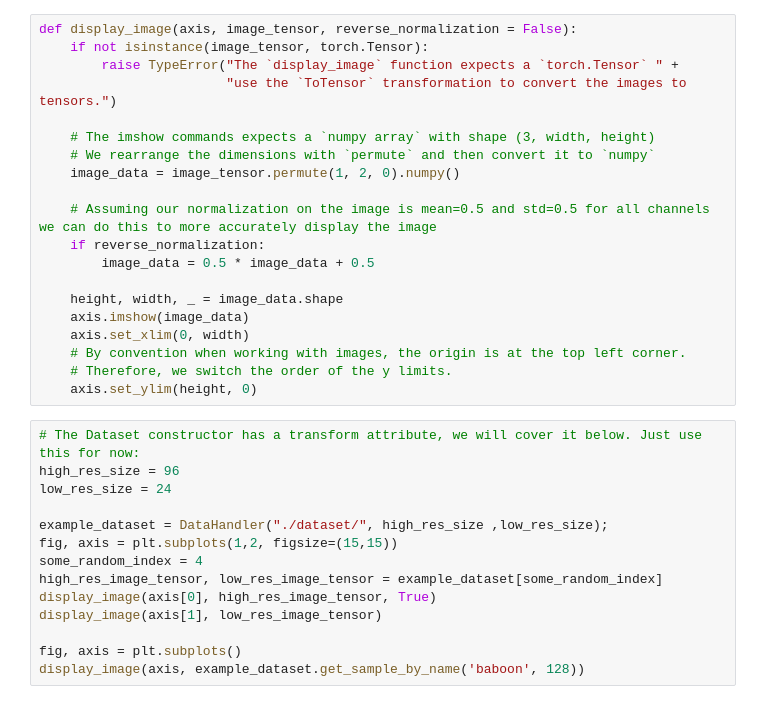
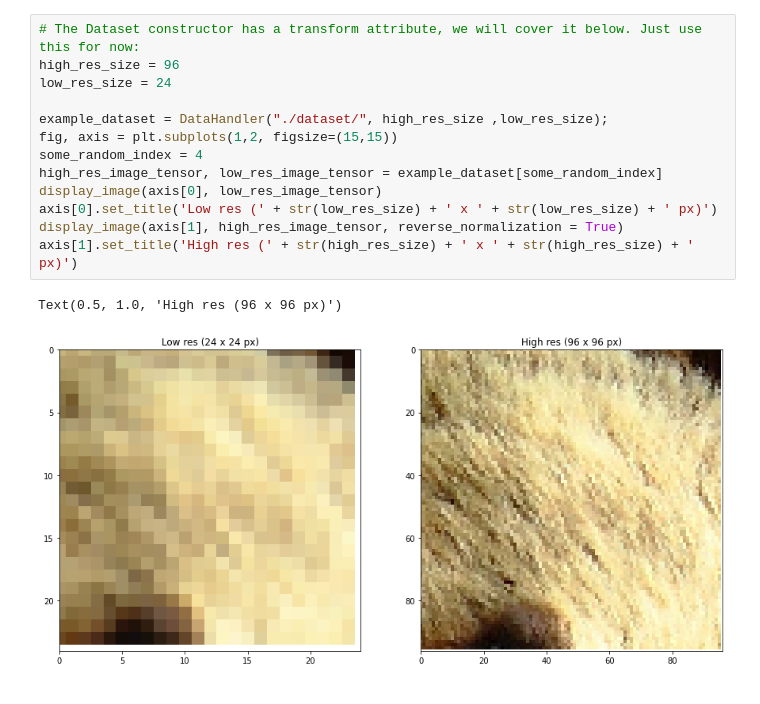
Before and after one commit to hueindahaus/srgan, a Jupyter notebook: main.ipynb, the cells around one changed output. Drawn from its saved outputs; the diff is of its cells as text.

```diff
--- a/main.ipynb
+++ b/main.ipynb
@@ -44,34 +45,16 @@ print("Device is set to: " + str(config.DEVICE))
-# %%
-def display_image(axis, image_tensor, reverse_normalization = False):
-    if not isinstance(image_tensor, torch.Tensor):
-        raise TypeError("The `display_image` function expects a `torch.Tensor` " +
-                        "use the `ToTensor` transformation to convert the images to tensors.")
-
-    # The imshow commands expects a `numpy array` with shape (3, width, height)
-    # We rearrange the dimensions with `permute` and then convert it to `numpy`
-    image_data = image_tensor.permute(1, 2, 0).numpy()
-
-    # Assuming our normalization on the image is mean=0.5 and std=0.5 for all channels we can do this to more accurately display the image
-    if reverse_normalization:
-        image_data = 0.5 * image_data + 0.5
-
-    height, width, _ = image_data.shape
-    axis.imshow(image_data)
-    axis.set_xlim(0, width)
-    # By convention when working with images, the origin is at the top left corner.
-    # Therefore, we switch the order of the y limits.
-    axis.set_ylim(height, 0)
 # %%
 # The Dataset constructor has a transform attribute, we will cover it below. Just use this for now:
 high_res_size = 96
 low_res_size = 24
 
 example_dataset = DataHandler("./dataset/", high_res_size ,low_res_size);
 fig, axis = plt.subplots(1,2, figsize=(15,15))
 some_random_index = 4
 high_res_image_tensor, low_res_image_tensor = example_dataset[some_random_index]
-display_image(axis[0], high_res_image_tensor, True)
-display_image(axis[1], low_res_image_tensor)
-
-fig, axis = plt.subplots()
-display_image(axis, example_dataset.get_sample_by_name('baboon', 128))
+display_image(axis[0], low_res_image_tensor)
+axis[0].set_title('Low res (' + str(low_res_size) + ' x ' + str(low_res_size) + ' px)')
+display_image(axis[1], high_res_image_tensor, reverse_normalization = True)
+axis[1].set_title('High res (' + str(high_res_size) + ' x ' + str(high_res_size) + ' px)')
+# %% [output]
+Text(0.5, 1.0, 'High res (96 x 96 px)')
+[figure, added]
```
Also changed, not shown: parts of 8 cells of this notebook, 9 other files.
